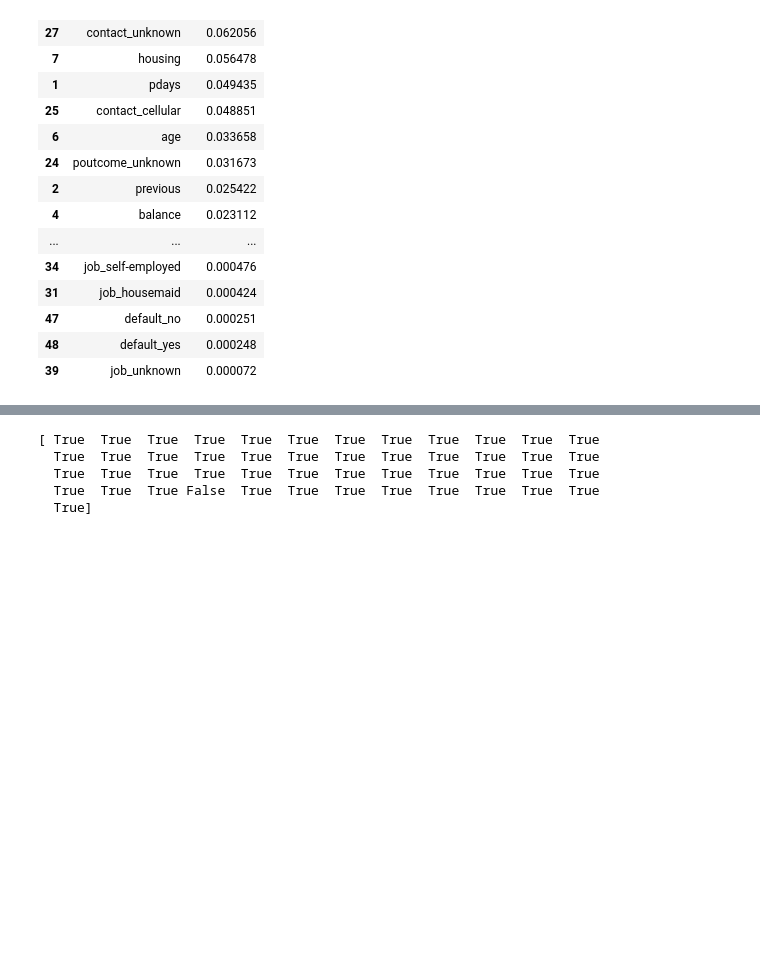
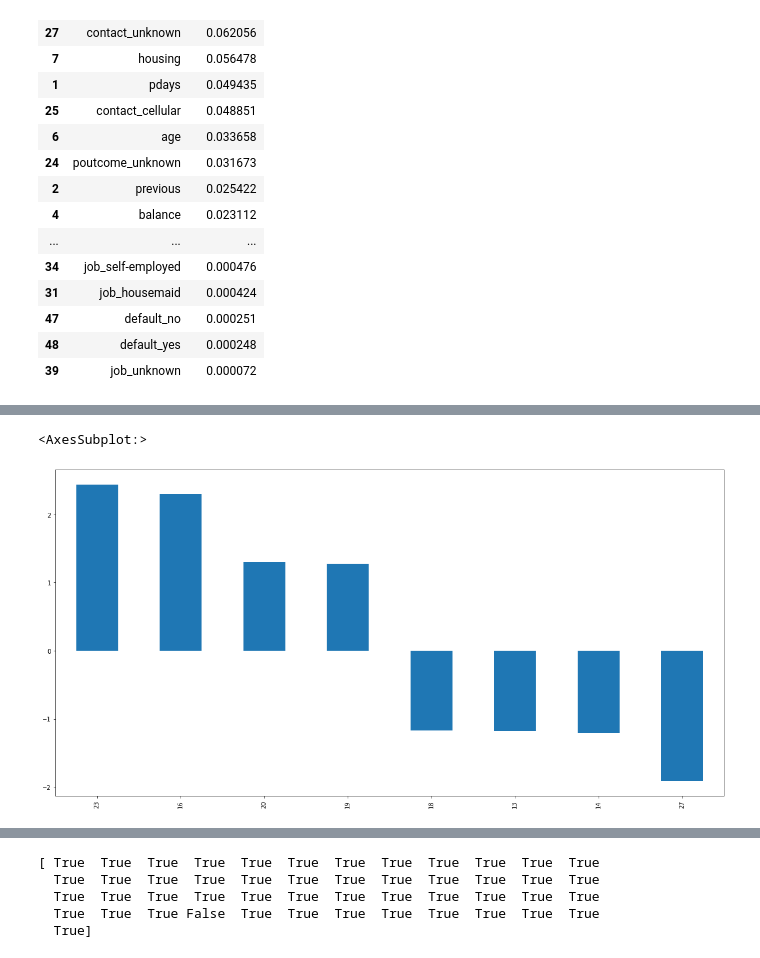
Before and after one commit to jwixis/ixisiv, a Jupyter notebook: bank_3.ipynb, the cells around one changed output, grey strips where cells are left out. Cells and saved outputs as stored; diff of their text form; code cells hidden in the pictures; blank space fills up the shorter version.

```diff
--- a/bank_3.ipynb
+++ b/bank_3.ipynb
@@ -368,0 +424,3 @@ df_lasso_fea_imp
+# %%
+df_lasso_fea_imp_1 = df_lasso_fea_imp[(df_lasso_fea_imp.importance>1)|(df_lasso_fea_imp.importance<-1)]
+df_lasso_fea_imp_1
@@ -368,0 +437,6 @@ df_lasso_fea_imp
+# %%
+plt.figure(figsize=(20,10))
+df_lasso_fea_imp_1.importance.plot(kind='bar')
+# %% [output]
+<AxesSubplot:>
+[figure, added]
```
Also changed, not shown: parts of 35 cells of this notebook.
